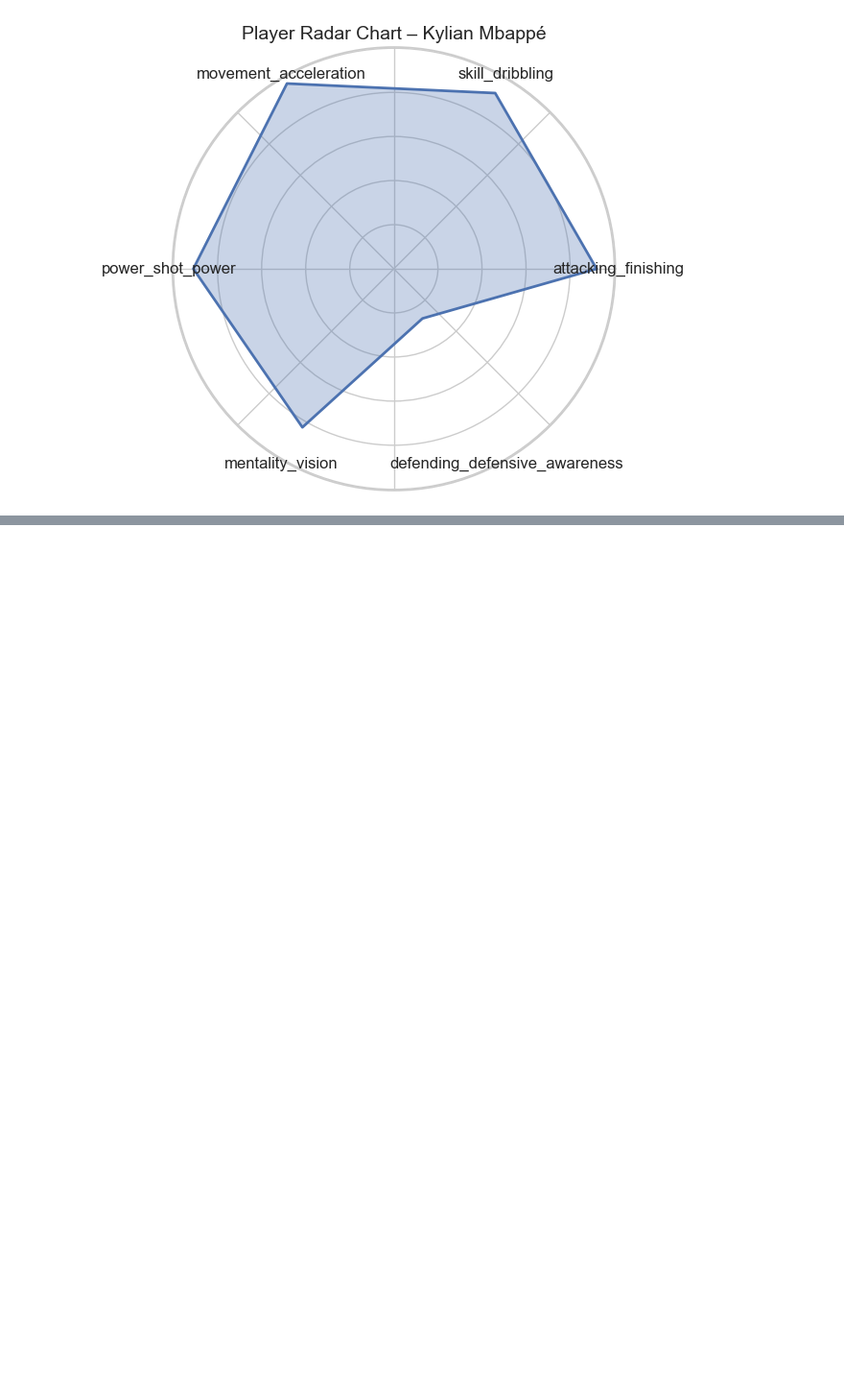
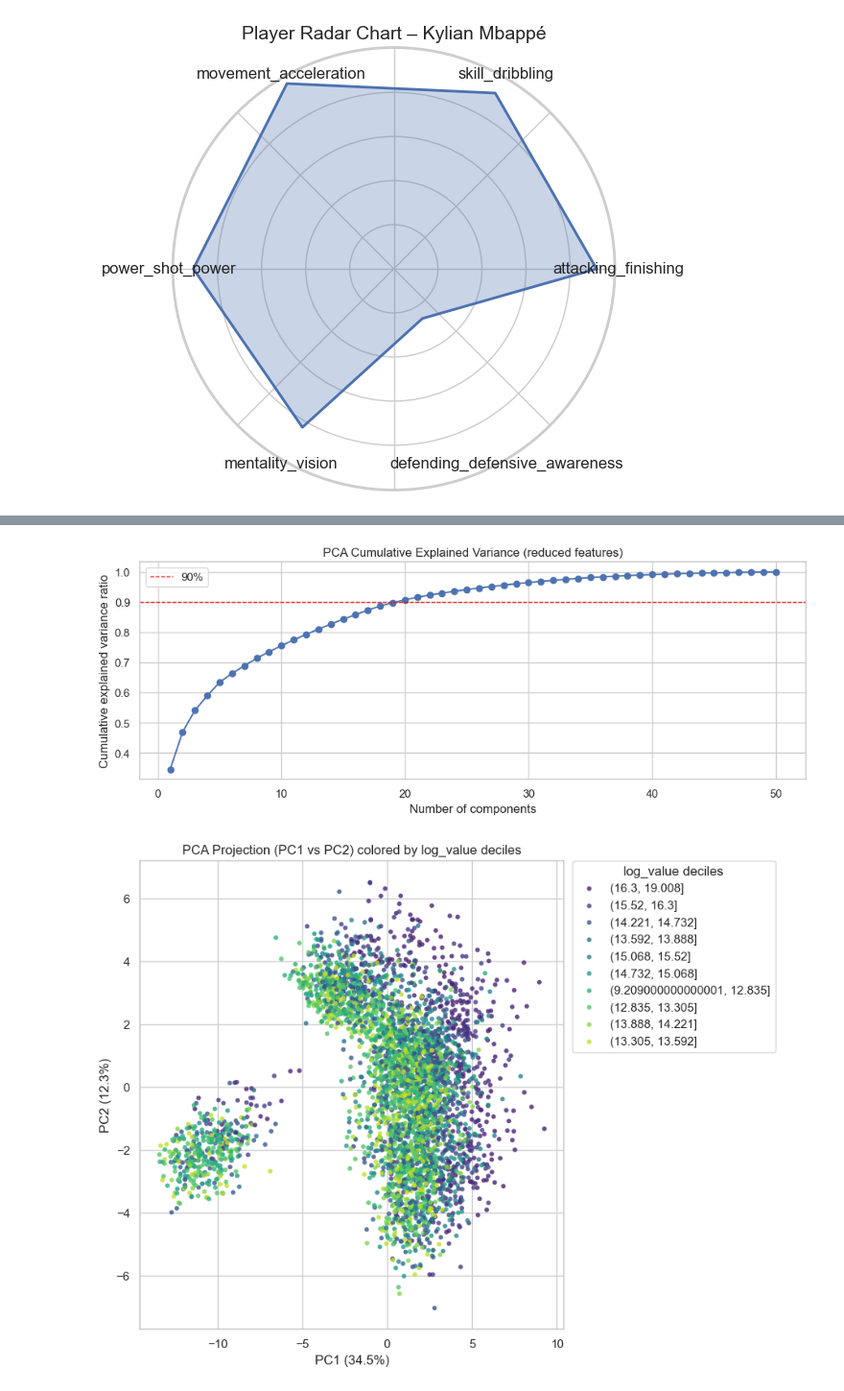
Before and after one commit to a-naoufel/Data-driven-Analysis-of-Football-Player-Performance, a Jupyter notebook: Notebooks/players_exploration.ipynb, the cells around one changed output, grey strips where cells are left out. Shown at 96% size. Cells and saved outputs as stored; diff of their text form; code cells hidden in the pictures; blank space fills up the shorter version.

```diff
--- a/Notebooks/players_exploration.ipynb
+++ b/Notebooks/players_exploration.ipynb
@@ -266,0 +545,39 @@ plt.show()
+# %%
+# PCA (explained variance + 2D projection) on reduced/cleaned embedding features
+
+from sklearn.decomposition import PCA
+
+pca = PCA(n_components=min(50, X_scaled.shape[1]), random_state=42)
+Z = pca.fit_transform(X_scaled)
+
+explained = pca.explained_variance_ratio_
+cum_explained = np.cumsum(explained)
+
+plt.figure(figsize=(10, 4))
+plt.plot(np.arange(1, len(cum_explained) + 1), cum_explained, marker="o")
+plt.axhline(0.9, color="red", linestyle="--", linewidth=1, label="90%")
+plt.title("PCA Cumulative Explained Variance (reduced features)")
+plt.xlabel("Number of components")
+plt.ylabel("Cumulative explained variance ratio")
+plt.legend()
+plt.tight_layout()
+plt.show()
+
+# 2D PCA scatter colored by target deciles
+q = pd.qcut(df[target_col], q=10, duplicates="drop")
+plt.figure(figsize=(9, 7))
+sns.scatterplot(
+    x=Z[:, 0], y=Z[:, 1],
+    hue=q.astype(str),
+    palette="viridis",
+    s=18, linewidth=0, alpha=0.8,
+ )
+plt.title(f"PCA Projection (PC1 vs PC2) colored by {target_col} deciles")
+plt.xlabel(f"PC1 ({explained[0]*100:.1f}%)")
+plt.ylabel(f"PC2 ({explained[1]*100:.1f}%)")
+plt.legend(title=f"{target_col} deciles", bbox_to_anchor=(1.02, 1), loc="upper left", borderaxespad=0)
+plt.tight_layout()
+plt.show()
+# %% [output]
+[figure, added]
+[figure, added]
```
Also changed, not shown: parts of 7 cells of this notebook.
